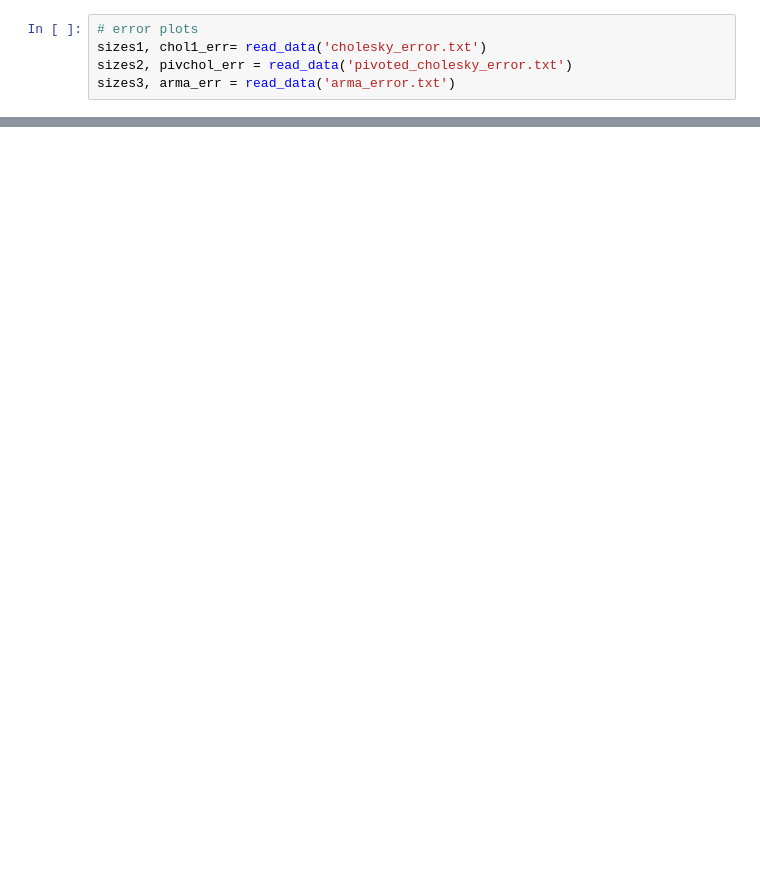
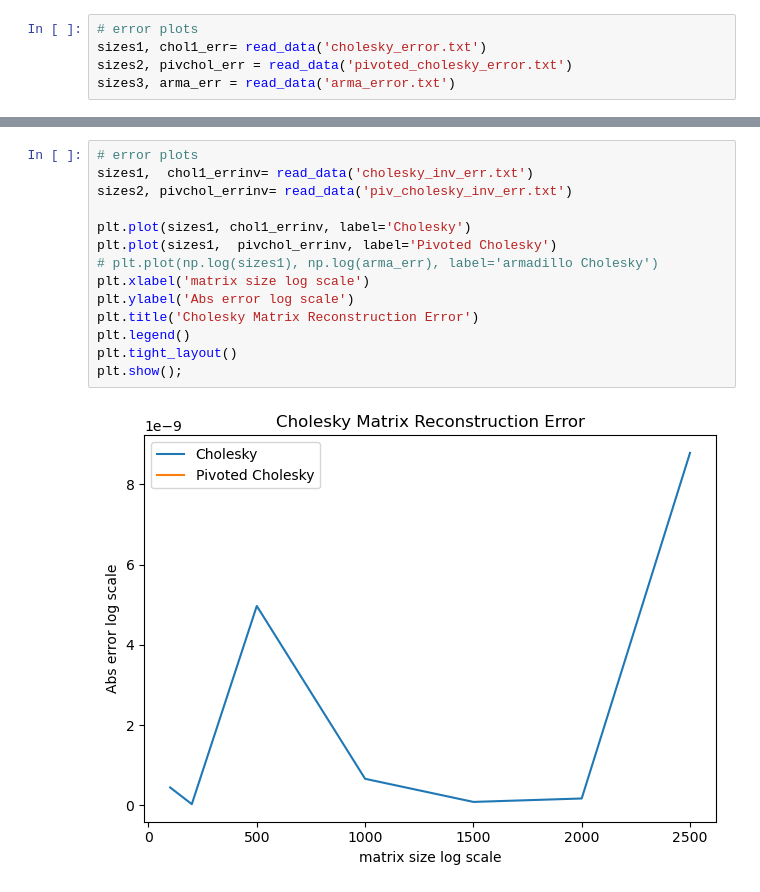
Before and after one commit to jaycee-pang/final_chem279, a Jupyter notebook: data/plots.ipynb, the cells around one changed output, grey strips where cells are left out. Drawn from its saved outputs; the diff is of its cells as text; blank space fills up the shorter version.

```diff
--- a/data/plots.ipynb
+++ b/data/plots.ipynb
@@ -84,0 +95,16 @@ plt.show();
+# %%
+# error plots
+sizes1,  chol1_errinv= read_data('cholesky_inv_err.txt')
+sizes2, pivchol_errinv= read_data('piv_cholesky_inv_err.txt')
+
+plt.plot(sizes1, chol1_errinv, label='Cholesky')
+plt.plot(sizes1,  pivchol_errinv, label='Pivoted Cholesky')
+# plt.plot(np.log(sizes1), np.log(arma_err), label='armadillo Cholesky')
+plt.xlabel('matrix size log scale')
+plt.ylabel('Abs error log scale')
+plt.title('Cholesky Matrix Reconstruction Error')
+plt.legend()
+plt.tight_layout()
+plt.show();
+# %% [output]
+[figure, added]
```
Also changed, not shown: parts of 5 cells of this notebook, 21 other files.
